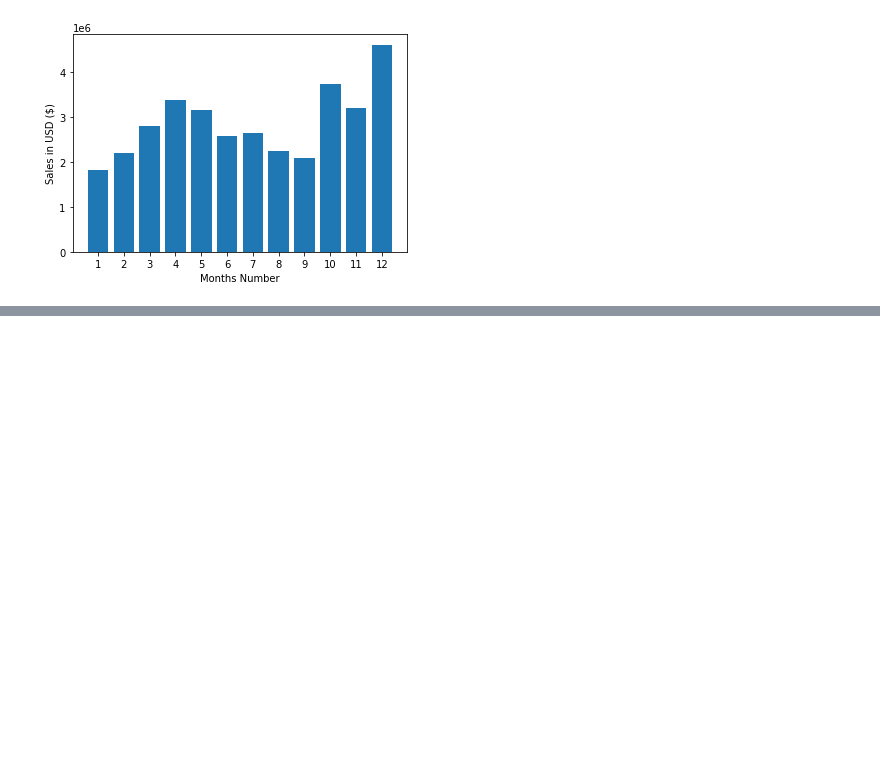
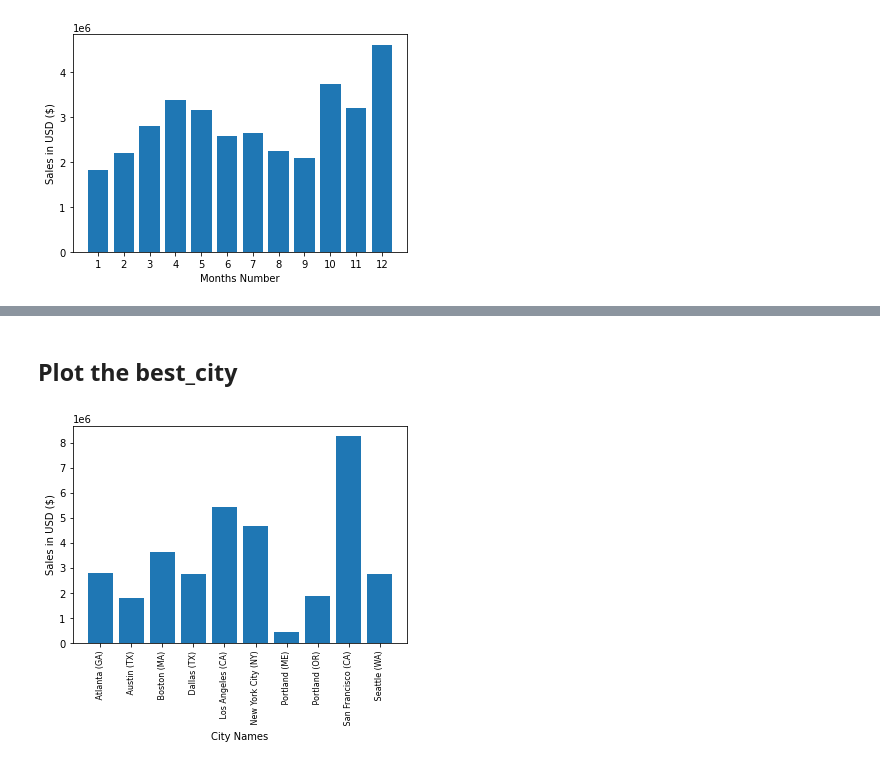
Before and after one commit to sheddyranking/Pandas_Project, a Jupyter notebook: Analysis.ipynb, the cells around one changed output, grey strips where cells are left out. Saved outputs shown, nothing was run; the diff lists cells and outputs as text; code cells hidden in the pictures; blank space fills up the shorter version.

Commit message:
plot best_city

```diff
--- a/Analysis.ipynb
+++ b/Analysis.ipynb
@@ -189,0 +190,15 @@ best_city
+# %% [markdown]
+ ## Plot the best_city
+# %%
+import matplotlib.pyplot as plt
+
+#grouping cities and sales equally.
+cities = [city for city, df in all_months_data.groupby('City')]
+
+plt.bar(cities, best_city['Sales'])
+plt.xticks(cities, rotation='vertical', size=8)
+plt.ylabel('Sales in USD ($)')
+plt.xlabel('City Names')
+plt.show()
+# %% [output]
+[figure, added]
```
Also changed, not shown: parts of 8 cells of this notebook.
